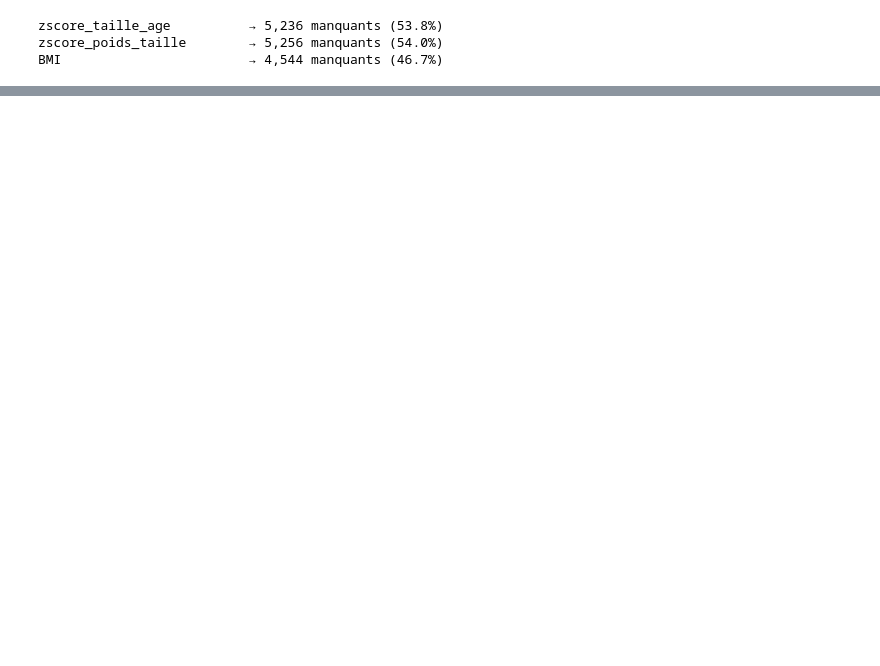
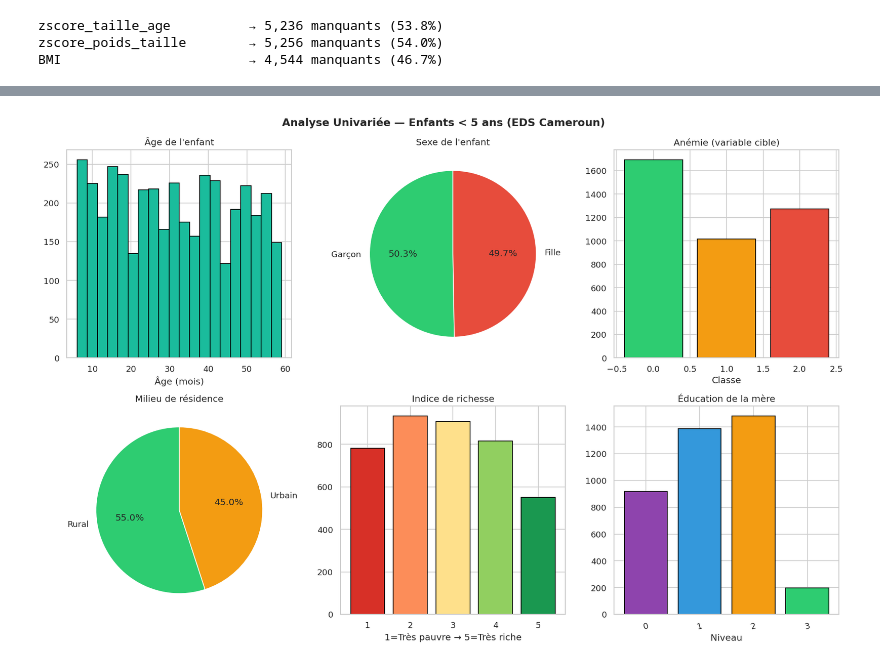
Before and after one commit to 13nerubepe/modele-regression-ordinal-multiniveau, a Jupyter notebook: fichierstatimod.ipynb, the cells around one changed output, grey strips where cells are left out. Saved outputs shown, nothing was run; the diff lists cells and outputs as text; code cells hidden in the pictures; blank space fills up the shorter version.

```diff
--- a/fichierstatimod.ipynb
+++ b/fichierstatimod.ipynb
@@ -1556,0 +927,93 @@ NameError: name 'rf' is not defined
+# %%
+import matplotlib.pyplot as plt
+
+fig, axes = plt.subplots(2, 3, figsize=(15, 10))
+fig.suptitle("Analyse Univariée — Enfants < 5 ans (EDS Cameroun)",
+             fontsize=14, fontweight='bold')
+
+color_hist = '#3498db'
+color_cat1 = '#2ecc71'
+color_cat2 = '#f39c12'
+color_cat4 = '#e74c3c'
+
+# ─────────────────────────────────────────────
+# 1 — Âge enfant
+# ─────────────────────────────────────────────
+axes[0,0].hist(df_model['age_enfant_mois'].dropna(),
+               bins=20, color='#1abc9c', edgecolor='black')
+axes[0,0].set_title("Âge de l'enfant")
+axes[0,0].set_xlabel('Âge (mois)')
+
+# ─────────────────────────────────────────────
+# 2 — Sexe enfant
+# ─────────────────────────────────────────────
+sex = df_model['sexe_enfant'].map({1:'Garçon', 0:'Fille'}).value_counts()
+
+axes[0,1].pie(sex.values,
+              labels=sex.index,
+              autopct='%1.1f%%',
+              colors=[color_cat1, color_cat4],
+              startangle=90)
+
+axes[0,1].set_title("Sexe de l'enfant")
+
+# ─────────────────────────────────────────────
+# 3 — Anémie (variable cible)
+# ─────────────────────────────────────────────
+anemie = df_model['anemie'].value_counts().sort_index()
+
+axes[0,2].bar(anemie.index,
+              anemie.values,
+              color=['#2ecc71','#f39c12','#e74c3c'],
+              edgecolor='black')
+
+axes[0,2].set_title("Anémie (variable cible)")
+axes[0,2].set_xlabel("Classe")
+
+# ─────────────────────────────────────────────
+# 4 — Milieu de résidence
+# ─────────────────────────────────────────────
+milieu = df_model['milieu_residence'].map({0:'Urbain', 1:'Rural'}).value_counts()
+
+axes[1,0].pie(milieu.values,
+              labels=milieu.index,
+              autopct='%1.1f%%',
+              colors=[color_cat1, color_cat2],
+              startangle=90)
+
+axes[1,0].set_title('Milieu de résidence')
+
+# ─────────────────────────────────────────────
+# 5 — Indice de richesse
+# ─────────────────────────────────────────────
+richesse = df_model['indice_richesse'].value_counts().sort_index()
+
+axes[1,1].bar(richesse.index,
+              richesse.values,
+              color=['#d73027','#fc8d59','#fee08b','#91cf60','#1a9850'],
+              edgecolor='black')
+
+axes[1,1].set_title('Indice de richesse')
+axes[1,1].set_xlabel('1=Très pauvre → 5=Très riche')
+
+# ─────────────────────────────────────────────
+# 6 — Éducation de la mère
+# ─────────────────────────────────────────────
+edu = df_model['niveau_instruction'].value_counts().sort_index()
+
+axes[1,2].bar(edu.index,
+              edu.values,
+              color=['#8e44ad','#3498db','#f39c12','#2ecc71'],
+              edgecolor='black')
+
+axes[1,2].set_title('Éducation de la mère')
+axes[1,2].set_xlabel('Niveau')
+axes[1,2].tick_params(axis='x', rotation=15)
+
+# ─────────────────────────────────────────────
+
+plt.tight_layout()
+plt.savefig('univarie.png', dpi=150, bbox_inches='tight')
+plt.show()
+# %% [output]
+[figure, added]
```
Also changed, not shown: parts of 135 cells of this notebook, 9 other files.
